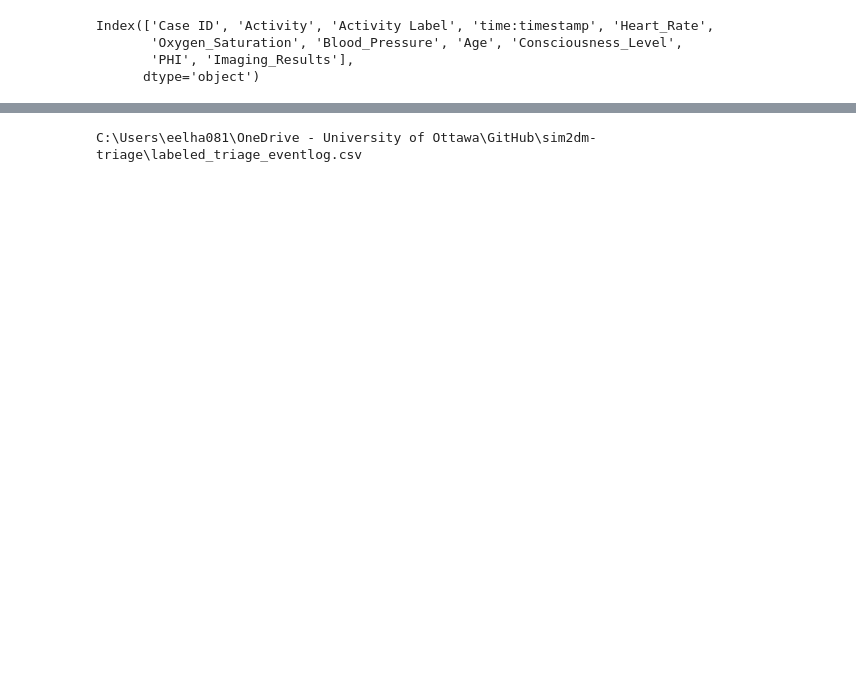
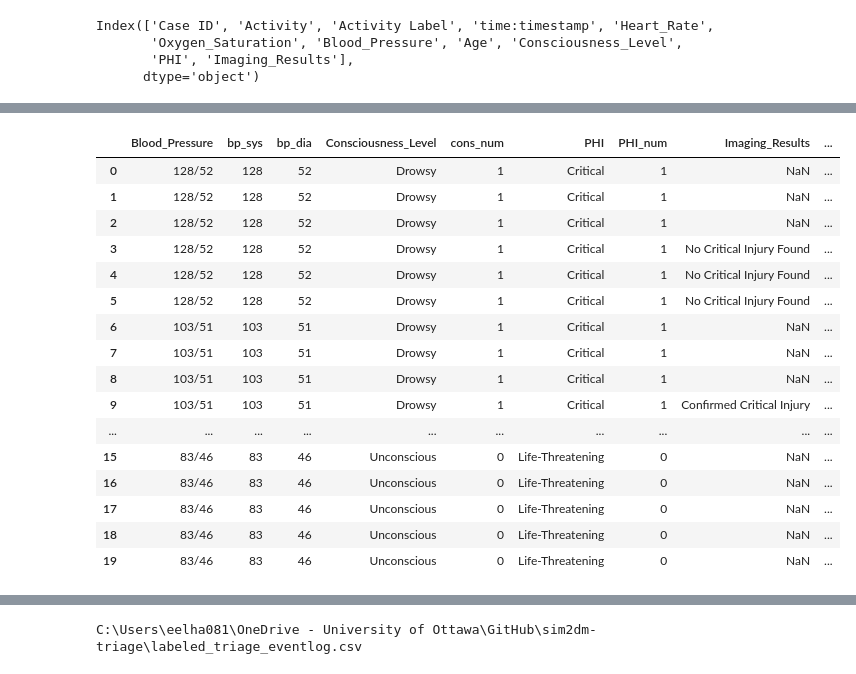
Before and after one commit to erfan-el/sim2dm-triage, a Jupyter notebook: triage_eventlog_preprocessing.ipynb, the cells around one changed output, grey strips where cells are left out. Cells and saved outputs as stored; diff of their text form; code cells hidden in the pictures; blank space fills up the shorter version.

```diff
--- a/triage_eventlog_preprocessing.ipynb
+++ b/triage_eventlog_preprocessing.ipynb
@@ -2,7 +2,7 @@
 import pandas as pd
 import numpy as np
 # %%
-df = pd.read_csv('synthetic_triage_eventlog.csv')
-print(df.head(10))
+df_event_log = pd.read_csv('synthetic_triage_eventlog.csv')
+print(df_event_log.head(10))
 # %% [output]
      Case ID Activity                    Activity Label       time:timestamp  \
@@ -146,0 +151,57 @@ print(df.head(10))
+# %%
+# ------------------------------
+# --- Transfer categorical event attributes to numeric values format for decision tree
+# ------------------------------
+
+
+# --- Split Blood_Pressure ---
+df_event_log[['bp_sys', 'bp_dia']] = df_event_log['Blood_Pressure'].str.split('/', expand=True).astype('Int64')
+
+# --- Map Consciousness_Level ---
+consciousness_map = {
+    'Unconscious': 0,
+    'Drowsy': 1,
+    'Lethargic': 2,
+    'Alert': 3
+}
+df_event_log['cons_num'] = df_event_log['Consciousness_Level'].map(consciousness_map).astype('Int64')
+
+# --- Map PHI ---
+phi_map = {
+    'Life-Threatening': 0,
+    'Critical': 1,
+    'Deteriorating': 2,
+    'Stable': 3
+}
+df_event_log['PHI_num'] = df_event_log['PHI'].map(phi_map).astype('Int64')
+
+# --- Map Imaging_Results (handle empty values as NaN first) ---
+imaging_map = {
+    'Confirmed Critical Injury': 1,
+    'No Critical Injury Found': 0
+}
+df_event_log['Img_res_num'] = df_event_log['Imaging_Results'].map(imaging_map).astype('Int64')
+
+# Preview updated dataframe
+df_event_log[['Blood_Pressure', 'bp_sys', 'bp_dia',
+              'Consciousness_Level', 'cons_num',
+              'PHI', 'PHI_num',
+              'Imaging_Results', 'Img_res_num']].head(20)
+# %% [output]
+|  | Blood_Pressure | bp_sys | bp_dia | Consciousness_Level | cons_num | PHI | PHI_num | Imaging_Results | ... |
+| 0 | 128/52 | 128 | 52 | Drowsy | 1 | Critical | 1 | NaN | ... |
+| 1 | 128/52 | 128 | 52 | Drowsy | 1 | Critical | 1 | NaN | ... |
+| 2 | 128/52 | 128 | 52 | Drowsy | 1 | Critical | 1 | NaN | ... |
+| 3 | 128/52 | 128 | 52 | Drowsy | 1 | Critical | 1 | No Critical Injury Found | ... |
+| 4 | 128/52 | 128 | 52 | Drowsy | 1 | Critical | 1 | No Critical Injury Found | ... |
+| 5 | 128/52 | 128 | 52 | Drowsy | 1 | Critical | 1 | No Critical Injury Found | ... |
+| 6 | 103/51 | 103 | 51 | Drowsy | 1 | Critical | 1 | NaN | ... |
+| 7 | 103/51 | 103 | 51 | Drowsy | 1 | Critical | 1 | NaN | ... |
+| 8 | 103/51 | 103 | 51 | Drowsy | 1 | Critical | 1 | NaN | ... |
+| 9 | 103/51 | 103 | 51 | Drowsy | 1 | Critical | 1 | Confirmed Critical Injury | ... |
+| ... | ... | ... | ... | ... | ... | ... | ... | ... | ... |
+| 15 | 83/46 | 83 | 46 | Unconscious | 0 | Life-Threatening | 0 | NaN | ... |
+| 16 | 83/46 | 83 | 46 | Unconscious | 0 | Life-Threatening | 0 | NaN | ... |
+| 17 | 83/46 | 83 | 46 | Unconscious | 0 | Life-Threatening | 0 | NaN | ... |
+| 18 | 83/46 | 83 | 46 | Unconscious | 0 | Life-Threatening | 0 | NaN | ... |
+| 19 | 83/46 | 83 | 46 | Unconscious | 0 | Life-Threatening | 0 | NaN | ... |
```
Also changed, not shown: parts of 5 cells of this notebook, 3 other files.
